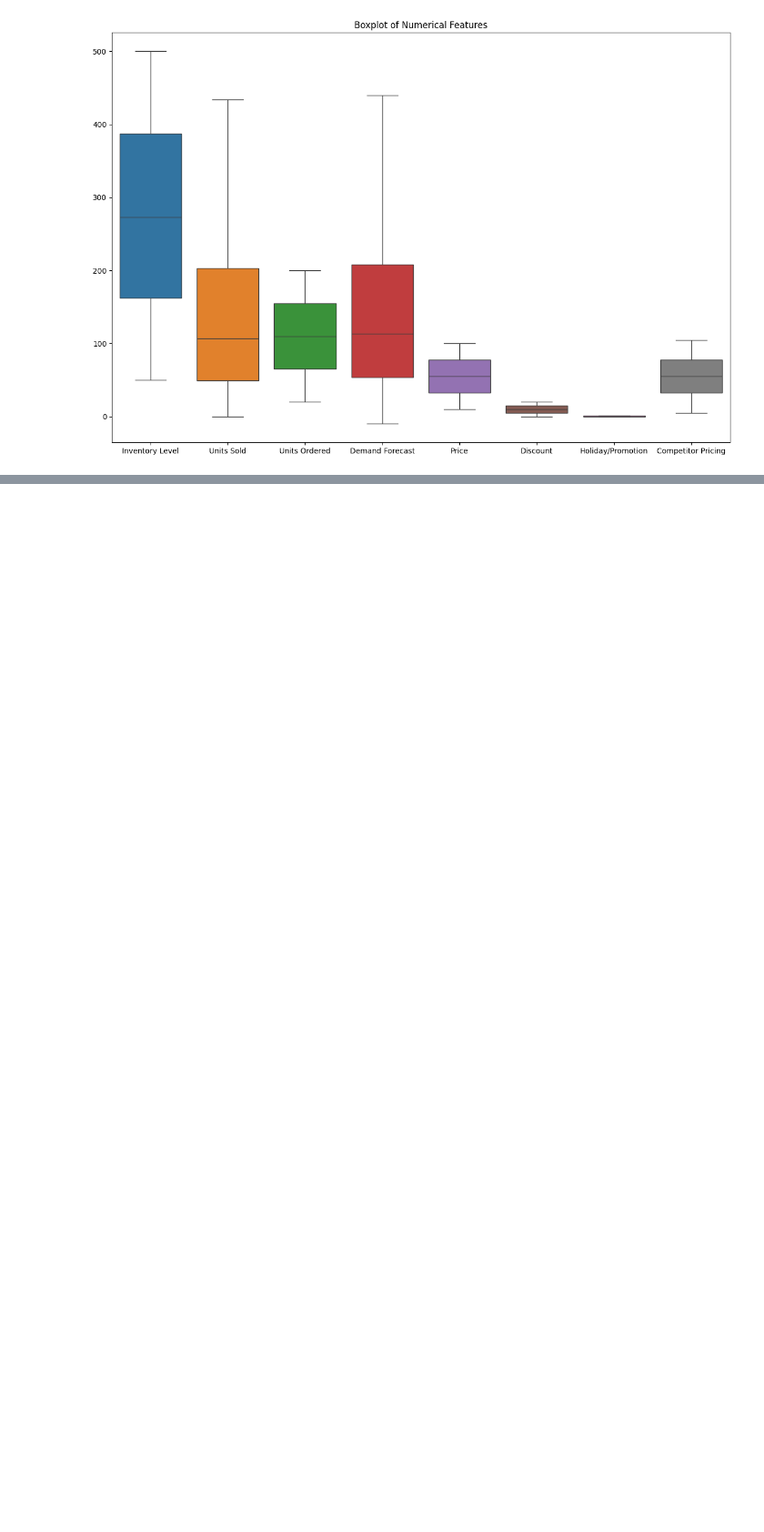
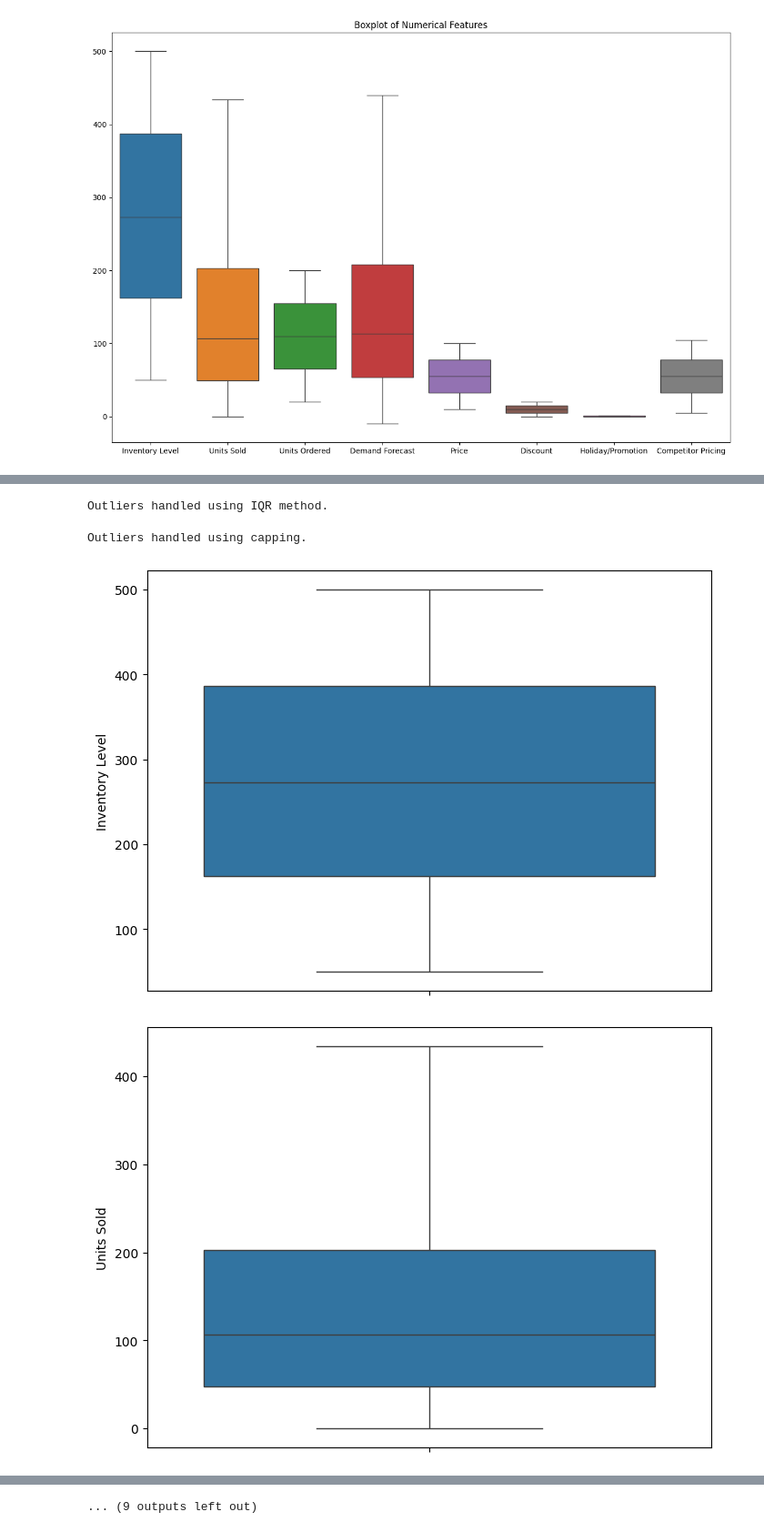
Before and after one commit to sanjana514/Research_Paper, a Jupyter notebook: Retail_Store_Inventory_Forecasting_Dataset.ipynb, the cells around one changed output, grey strips where cells are left out. Shown at 91% size. Saved outputs shown, nothing was run; the diff lists cells and outputs as text; code cells hidden in the pictures; blank space fills up the shorter version.

```diff
--- a/Retail_Store_Inventory_Forecasting_Dataset.ipynb
+++ b/Retail_Store_Inventory_Forecasting_Dataset.ipynb
@@ -307,0 +1060,56 @@ Method : Levene’s Test
+# %%
+import numpy as np
+
+def handle_outliers_iqr(df, feature):
+    Q1 = df[feature].quantile(0.25)
+    Q3 = df[feature].quantile(0.75)
+    IQR = Q3 - Q1
+    lower_bound = Q1 - 1.5 * IQR
+    upper_bound = Q3 + 1.5 * IQR
+
+    # Replace outliers with median (or clip values within the range)
+    df[feature] = np.where((df[feature] < lower_bound) | (df[feature] > upper_bound),
+                           df[feature].median(), df[feature])
+    return df
+
+# Apply to lag features
+features = ["sales_lag_1", "sales_lag_7", "sales_lag_30","sales_ma_7","sales_ma_30","sales_rolling_std_7","sales_rolling_std_30"]
+for feature in features:
+    df_capped = handle_outliers_iqr(df_capped, feature)
+
+print("Outliers handled using IQR method.")
+# %% [output]
+Outliers handled using IQR method.
+# %%
+def cap_outliers(df, feature):
+    Q1 = df[feature].quantile(0.25)
+    Q3 = df[feature].quantile(0.75)
+    IQR = Q3 - Q1
+    lower_bound = Q1 - 1.5 * IQR
+    upper_bound = Q3 + 1.5 * IQR
+
+    df[feature] = df[feature].clip(lower=lower_bound, upper=upper_bound)
+    return df
+
+lag_features = ["sales_lag_1", "sales_lag_7", "sales_lag_30"]
+# Apply to lag features
+
+for feature in lag_features:
+    df_capped = cap_outliers(df_capped, feature)
+
+print("Outliers handled using capping.")
+# %% [output]
+Outliers handled using capping.
+# %%
+for column in df_capped.select_dtypes(include=['int64','float64']).columns:
+    plt.figure(figsize=(8, 6))
+    sns.boxplot(df_capped[column])
+    plt.show()
+
+plt.figure(figsize=(15, 10))
+sns.boxplot(data=df_capped.select_dtypes(include=['int64','float64']))
+plt.title('Boxplot of Numerical Features')
+plt.show()
+# %% [output]
+[figure, added]
+[figure, added]
@@ -307,0 +1126 @@ Method : Levene’s Test
+... (9 outputs left out)
```
Also changed, not shown: parts of 83 cells of this notebook.
